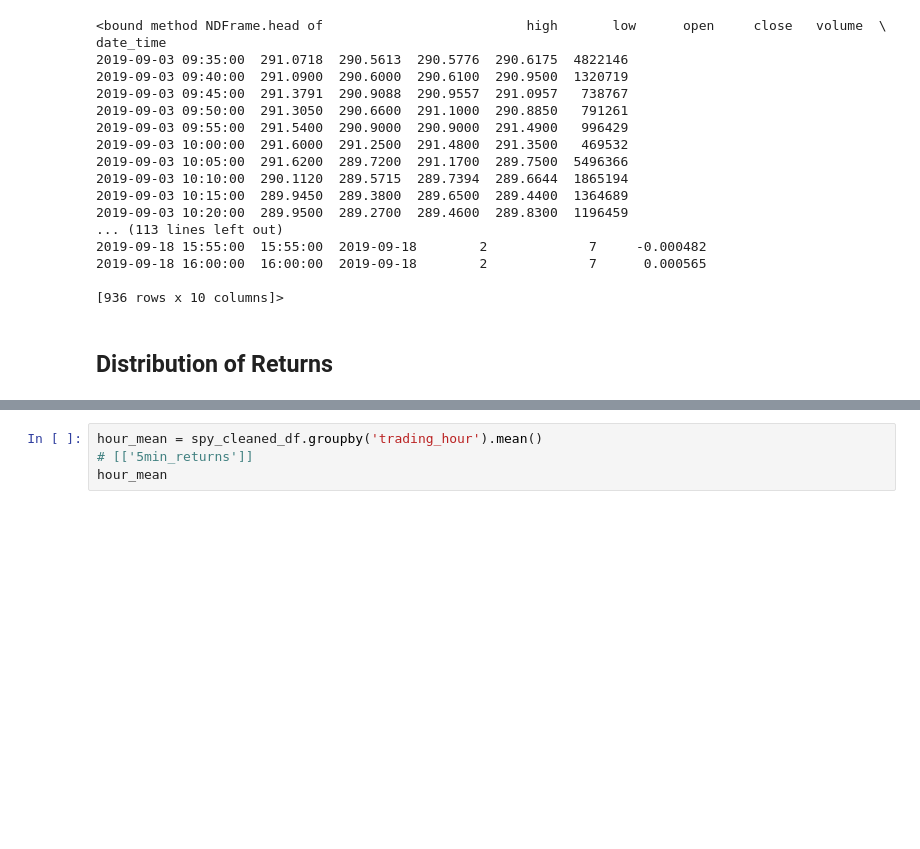
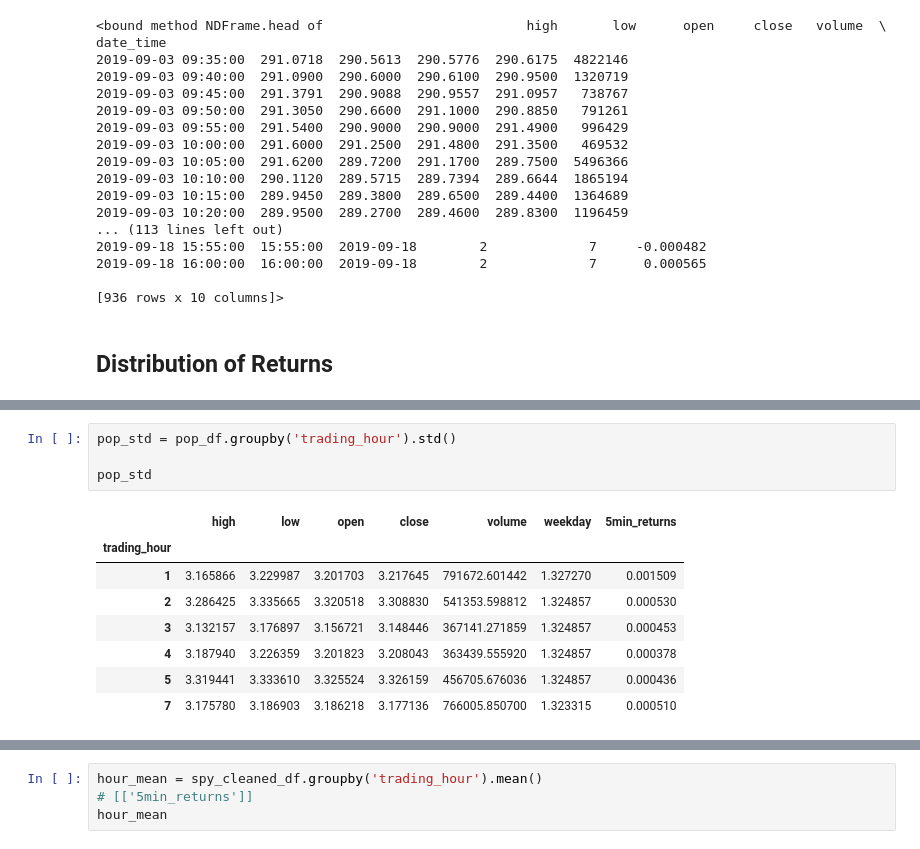
Before and after one commit to JTMachen/Project_1, a Jupyter notebook: brent-5_min_intervals.ipynb, the cells around one changed output, grey strips where cells are left out. Saved outputs shown, nothing was run; the diff lists cells and outputs as text; blank space fills up the shorter version.

```diff
--- a/brent-5_min_intervals.ipynb
+++ b/brent-5_min_intervals.ipynb
@@ -246,0 +275,13 @@ spy_cleaned_df
+# %%
+pop_std = pop_df.groupby('trading_hour').std()
+
+pop_std
+# %% [output]
+|  | high | low | open | close | volume | weekday | 5min_returns |
+| trading_hour |  |  |  |  |  |  |  |
+| 1 | 3.165866 | 3.229987 | 3.201703 | 3.217645 | 791672.601442 | 1.327270 | 0.001509 |
+| 2 | 3.286425 | 3.335665 | 3.320518 | 3.308830 | 541353.598812 | 1.324857 | 0.000530 |
+| 3 | 3.132157 | 3.176897 | 3.156721 | 3.148446 | 367141.271859 | 1.324857 | 0.000453 |
+| 4 | 3.187940 | 3.226359 | 3.201823 | 3.208043 | 363439.555920 | 1.324857 | 0.000378 |
+| 5 | 3.319441 | 3.333610 | 3.325524 | 3.326159 | 456705.676036 | 1.324857 | 0.000436 |
+| 7 | 3.175780 | 3.186903 | 3.186218 | 3.177136 | 766005.850700 | 1.323315 | 0.000510 |
```
Also changed, not shown: parts of 14 cells of this notebook.
